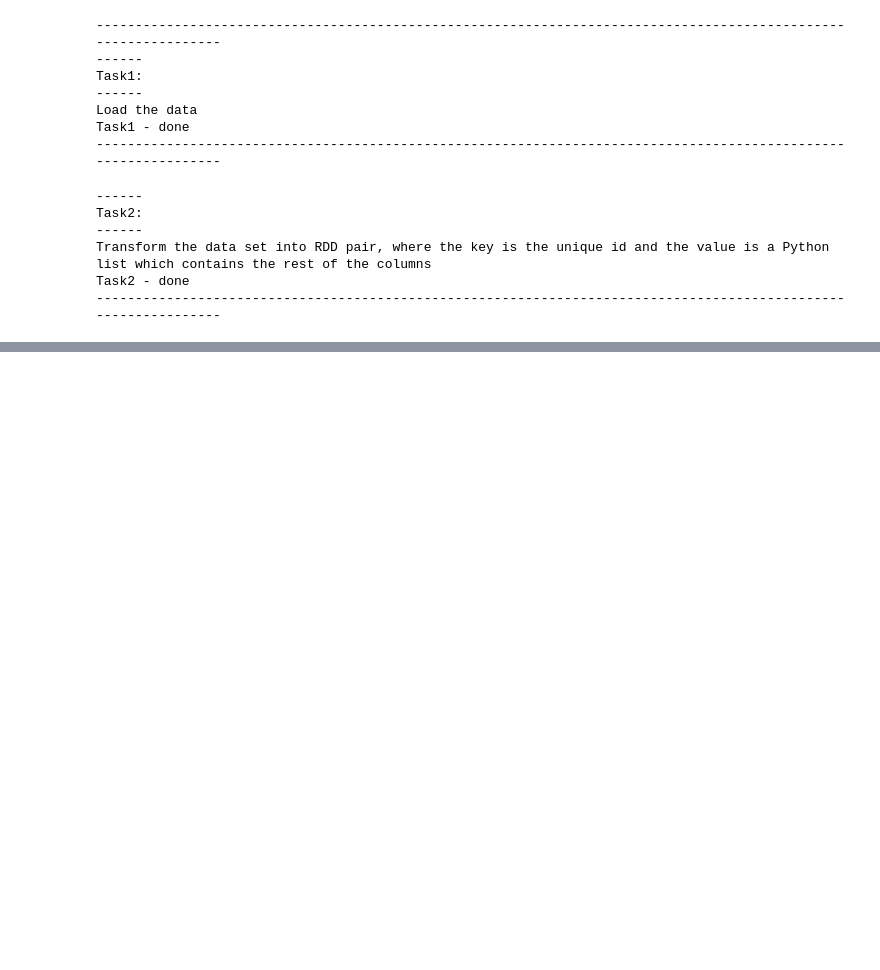
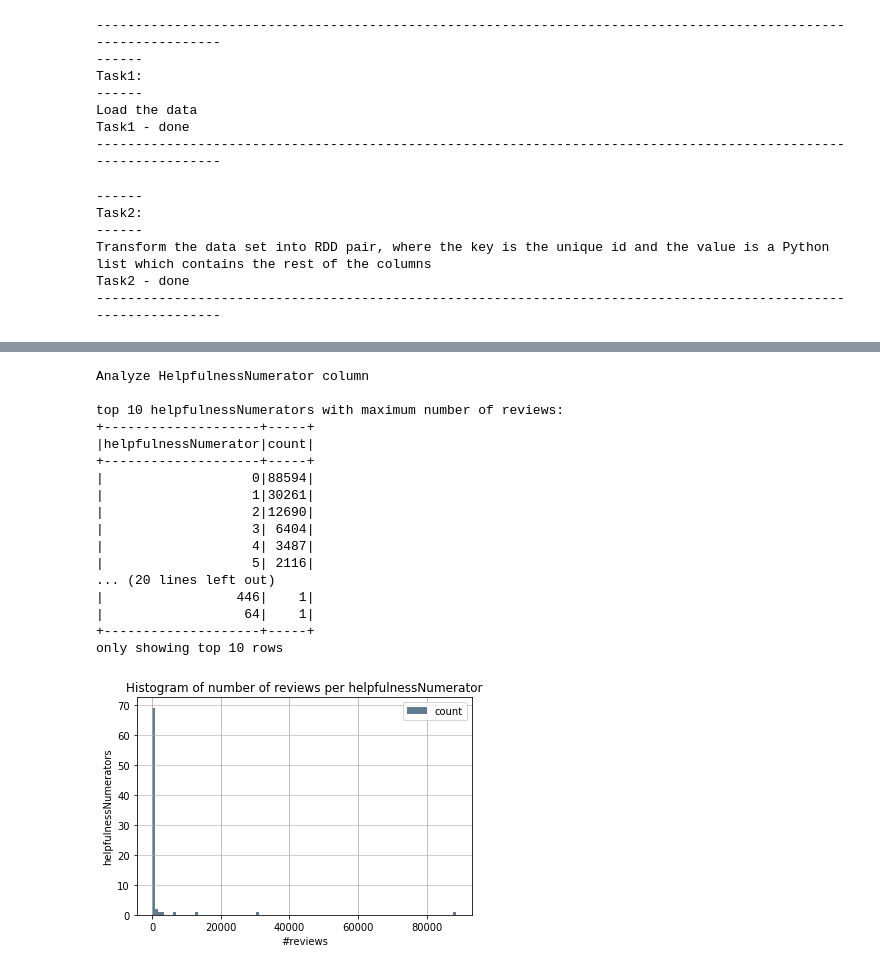
Before and after one commit to zorik9/big-data-analysis-course, a Jupyter notebook: exercises/exe1/exe1.ipynb, the cells around one changed output, grey strips where cells are left out. Drawn from its saved outputs; the diff is of its cells as text; code cells hidden in the pictures; blank space fills up the shorter version.

```diff
--- a/exercises/exe1/exe1.ipynb
+++ b/exercises/exe1/exe1.ipynb
@@ -103,0 +196,21 @@ Task3.b
+# %%
+analyzeContinuousValueColumn(reviews_df, 'HelpfulnessNumerator', 'helpfulnessNumerator', 'review')
+# %% [output]
+Analyze HelpfulnessNumerator column
+
+top 10 helpfulnessNumerators with maximum number of reviews:
++--------------------+-----+
+|helpfulnessNumerator|count|
++--------------------+-----+
+|                   0|88594|
+|                   1|30261|
+|                   2|12690|
+|                   3| 6404|
+|                   4| 3487|
+|                   5| 2116|
+... (20 lines left out)
+|                 446|    1|
+|                  64|    1|
++--------------------+-----+
+only showing top 10 rows
+[figure, added]
```
Also changed, not shown: parts of 9 cells of this notebook.
